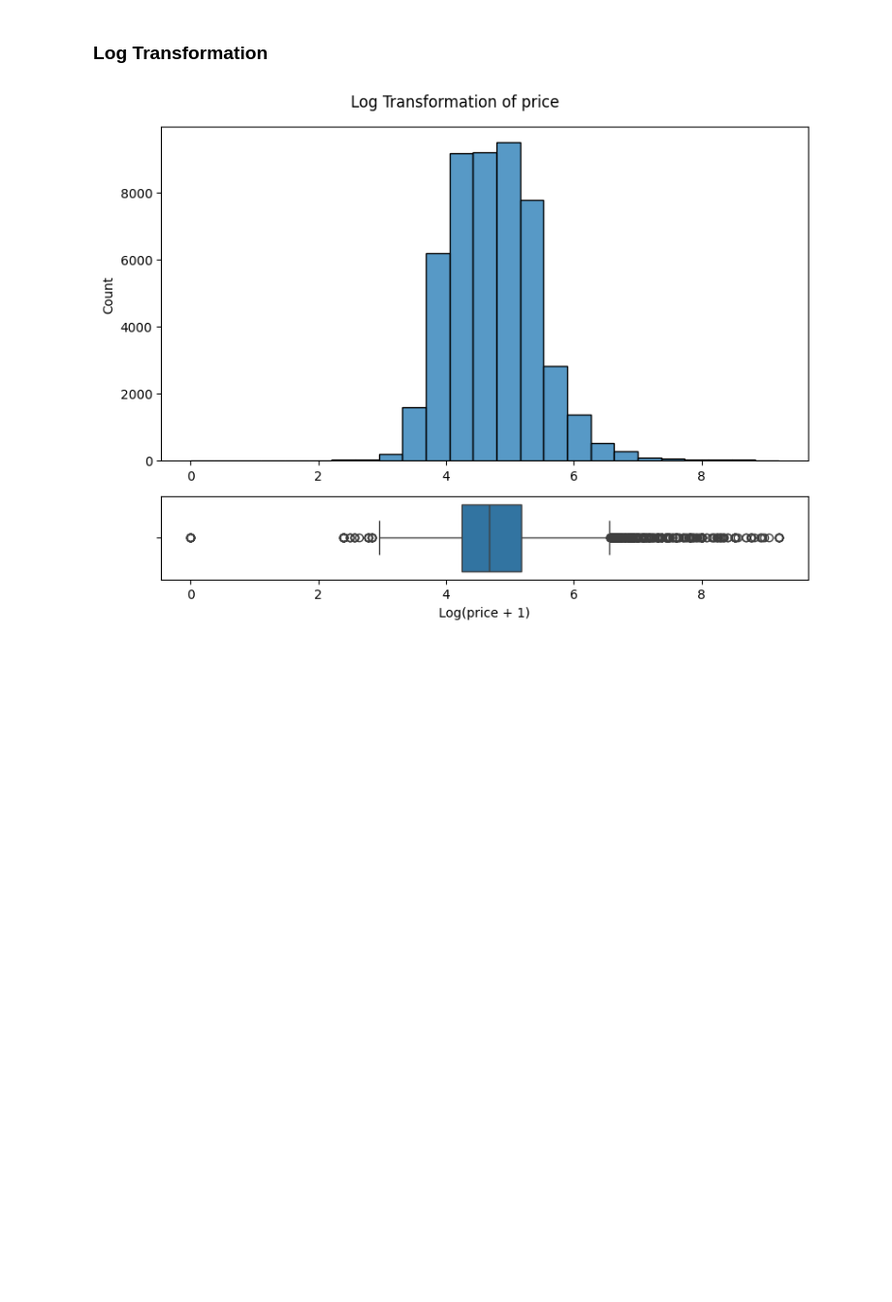
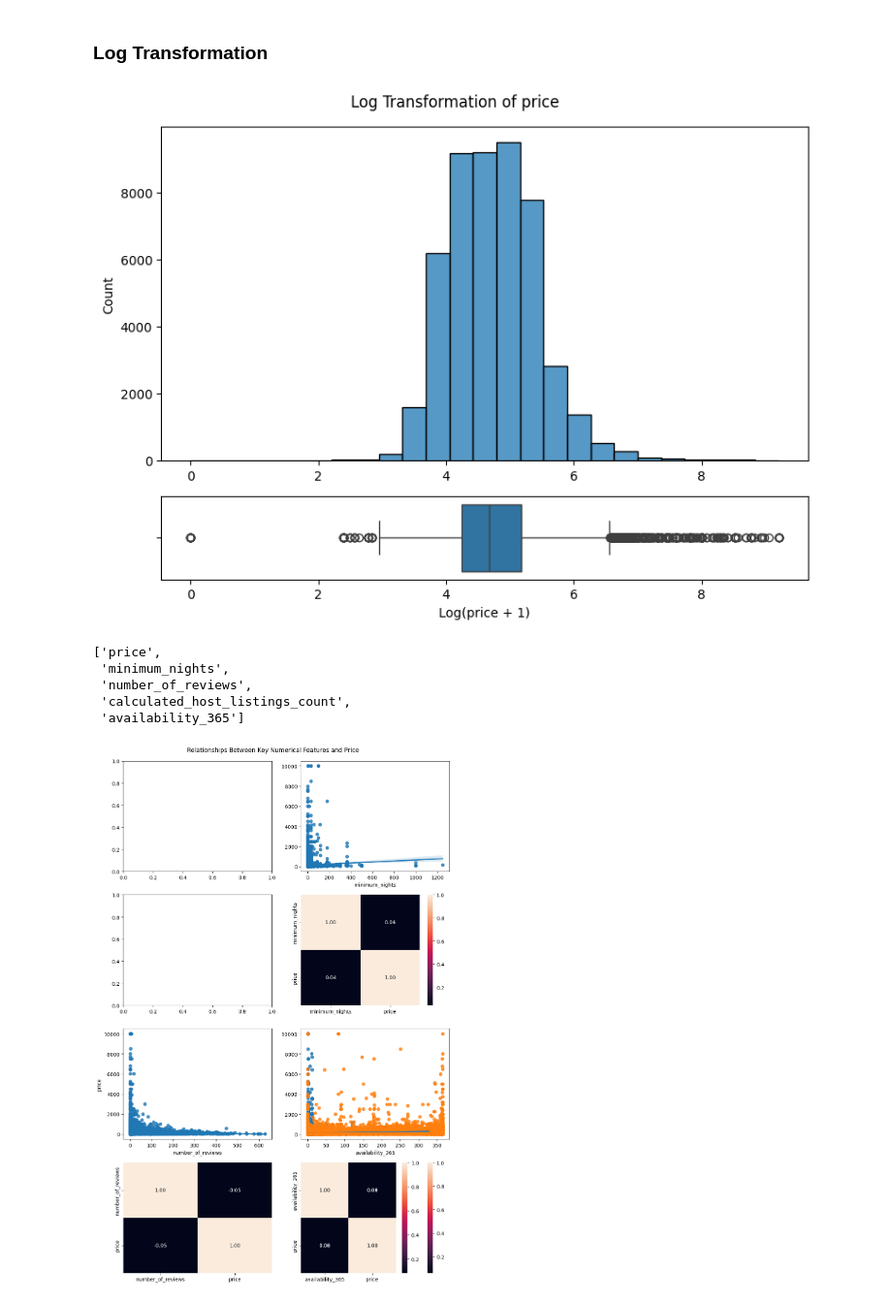
Before and after one commit to 4GeeksAcademy/aaronmatthews4-eda, a Jupyter notebook: src/explore.ipynb, the cells around one changed output. Shown at 97% size. Drawn from its saved outputs; the diff is of its cells as text; code cells hidden in the pictures; blank space fills up the shorter version.

```diff
--- a/src/explore.ipynb
+++ b/src/explore.ipynb
@@ -289,3 +282,34 @@ plt.tight_layout()
 plt.show()
 # %% [output]
 [figure]
+# %%
+numerical_features
+# %% [output]
+['price',
+ 'minimum_nights',
+ 'number_of_reviews',
+ 'calculated_host_listings_count',
+ 'availability_365']
+# %%
+fig, axis = plt.subplots(4, 2, figsize = (10, 15))
+
+
+sns.regplot(ax = axis[0, 1], data = df, x = "minimum_nights", y = "price").set(ylabel=None)
+sns.heatmap(df[["minimum_nights", "price"]].corr(), annot = True, fmt = ".2f", ax = axis[1, 1])
+
+sns.regplot(ax = axis[2, 0], data = df, x = "number_of_reviews", y = "price")
+sns.heatmap(df[["number_of_reviews", "price"]].corr(), annot = True, fmt = ".2f", ax = axis[3, 0], cbar=False)
+
+sns.regplot(ax = axis[2, 1], data = df, x = "calculated_host_listings_count", y = "price").set(ylabel=None)
+sns.heatmap(df[["calculated_host_listings_count", "price"]].corr(), annot = True, fmt = ".2f", ax = axis[3, 1])
+
+sns.regplot(ax = axis[2, 1], data = df, x = "availability_365", y = "price").set(ylabel=None)
+sns.heatmap(df[["availability_365", "price"]].corr(), annot = True, fmt = ".2f", ax = axis[3, 1])
+
+plt.suptitle("Relationships Between Key Numerical Features and Price", y=0.99)
+plt.tight_layout()
+
+
+plt.show()
+# %% [output]
+[figure, added]
```
Also changed, not shown: parts of 22 cells of this notebook.
